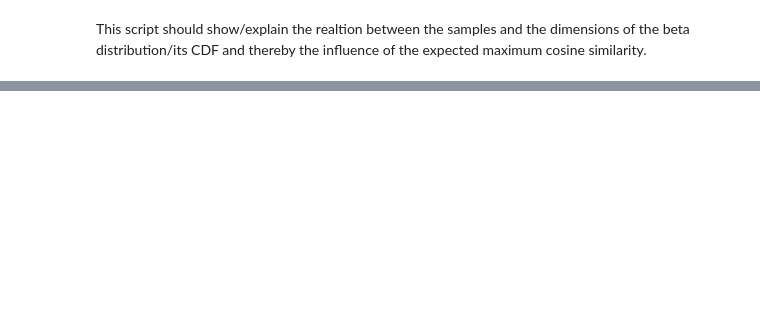
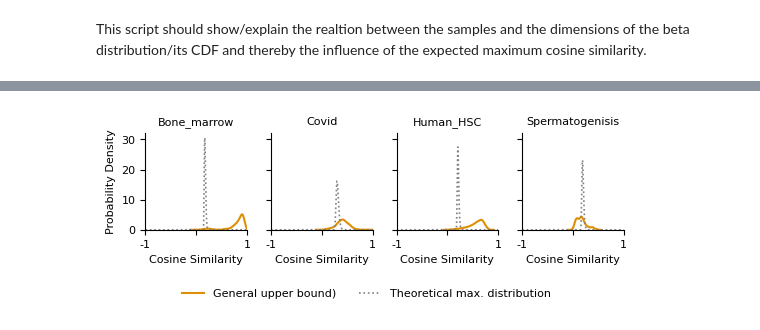
Before and after one commit to Johanna-Engeln/masterthesis_velocity, a Jupyter notebook: script/0707_incompleteBeta.ipynb, the cells around one changed output, grey strips where cells are left out. Saved outputs shown, nothing was run; the diff lists cells and outputs as text; code cells hidden in the pictures; blank space fills up the shorter version.

```diff
--- a/script/0707_incompleteBeta.ipynb
+++ b/script/0707_incompleteBeta.ipynb
@@ -156,0 +246,90 @@ Expected maximum = 0.113660
+# %%
+# Load datasets
+cm = 1 / 2.54
+fig, axes = plt.subplots(1, 4, figsize=(14 * cm, 5* cm), sharey=True)
+i=0
+palette = sns.color_palette("colorblind", 5)
+for name, path in datasets.items():
+    with open(path, "r") as f:
+        config = yaml.safe_load(f)
+
+    adata = sc.read(config['path'])
+    general = adata.obsm['general_bound']
+    upper = adata.obsm['upper_max_neighbors']
+    n = adata.n_obs
+    d = np.sum(adata.var.velocity_genes)
+
+    # Set parameter for beta distribution
+    a = 0.5
+    b = (d - 1) / 2
+    # Set arbitraty cosine similarity distribution x values
+    x = np.linspace(-1, 1, 2000)
+    x[x == 0] = 1e-10 # Take 0 out as division by zero woudl be probalamtic
+
+    # Construct CDF of cos sim distribution with the beta distribution for X^2 adn for the maximum
+    cdf = np.where(x >= 0,
+                   0.5 + 0.5 * beta.cdf(x**2, a, b),
+                   0.5 - 0.5 * beta.cdf(x**2, a, b))
+    cdf_max = cdf**n
+
+    # Construct PDF of cos sim distribution with the beta distribution for X^2 adn for the maximum
+    pdf = np.abs(x) * beta.pdf(x**2, a, b)
+    pdf_max = n * (cdf ** (n - 1)) * pdf
+
+    '''
+    # This part of code was important for the personal understanding of the corelation cos sim and beta distribution
+    # Construct Distribution with random point sampling
+    cosine_similarities = []
+    for re in range(n):
+        random_points = [random_point_on_unit_sphere(d) for _ in range(n)]
+
+        first_item = random_points[re]
+        for j in range(1, len(random_points)):
+            if j == re:
+                continue
+            dot_product = np.dot(first_item, random_points[j])
+            cosine_similarities.append(dot_product)
+    r_sampled = cumfreq(cosine_similarities, numbins=2000, defaultreallimits=(-1, 1))
+    x_sampled = r_sampled.lowerlimit + np.linspace(0, r_sampled.binsize * r_sampled.cumcount.size, r_sampled.cumcount.size)
+    cdf_sampled = r=r_sampled.cumcount / r_sampled.cumcount[-1]
+    c = cdf_sampled ** n
+    '''
+
+    # 5. Plotting
+    sns.kdeplot(general, clip=(-1, 1), fill=False, linewidth=1.5, color=palette[1], # Adjust palette as needed
+                label="General upper bound)", ax=axes[i])
+
+    # Plot the theoretical maximum distribution
+    axes[i].plot(x, pdf_max, label=f"Theoretical max. distribution", color="gray", linestyle=":", linewidth=1.2)
+    #ax.plot(x, cdf_max, label=f"Theoretical Max Dist (n={n}, d={d})", color="blue", linestyle="--")
+    #ax.plot(x_sampled, c)
+
+    axes[i].set_xlim(-1, 1)
+    axes[i].set_xticks([-1, 0, 1])
+    axes[i].set_xticklabels(['-1', '', '1'])
+    axes[i].set_xlabel("Cosine Similarity", fontsize=8)
+
+    # Only show the y-axis label on the first plot
+    if i == 0:
+        axes[i].set_ylabel("Probability Density", fontsize=8)
+    else:
+        axes[i].set_ylabel(" ", fontsize=8 )
+
+    axes[i].set_title(name, fontsize = 8)
+    axes[i].tick_params(axis='both', which='major', labelsize=8)
+
+    i+=1
+
+# Clean up top and right borders for a cleaner, modern look
+sns.despine(fig)
+
+# Extract handles and labels to place a single, clean shared legend at the bottom
+handles, labels = axes[0].get_legend_handles_labels()
+fig.legend(handles, labels, loc='lower center', bbox_to_anchor=(0.5, -0.05), ncol=2, fontsize=8, frameon=False)
+
+# Adjust layout to make room for the legend without overlapping titles or axes
+plt.tight_layout()
+plt.subplots_adjust(bottom=0.35)
+plt.show()
+# %% [output]
+[figure, added]
```
Also changed, not shown: parts of 12 cells of this notebook.
